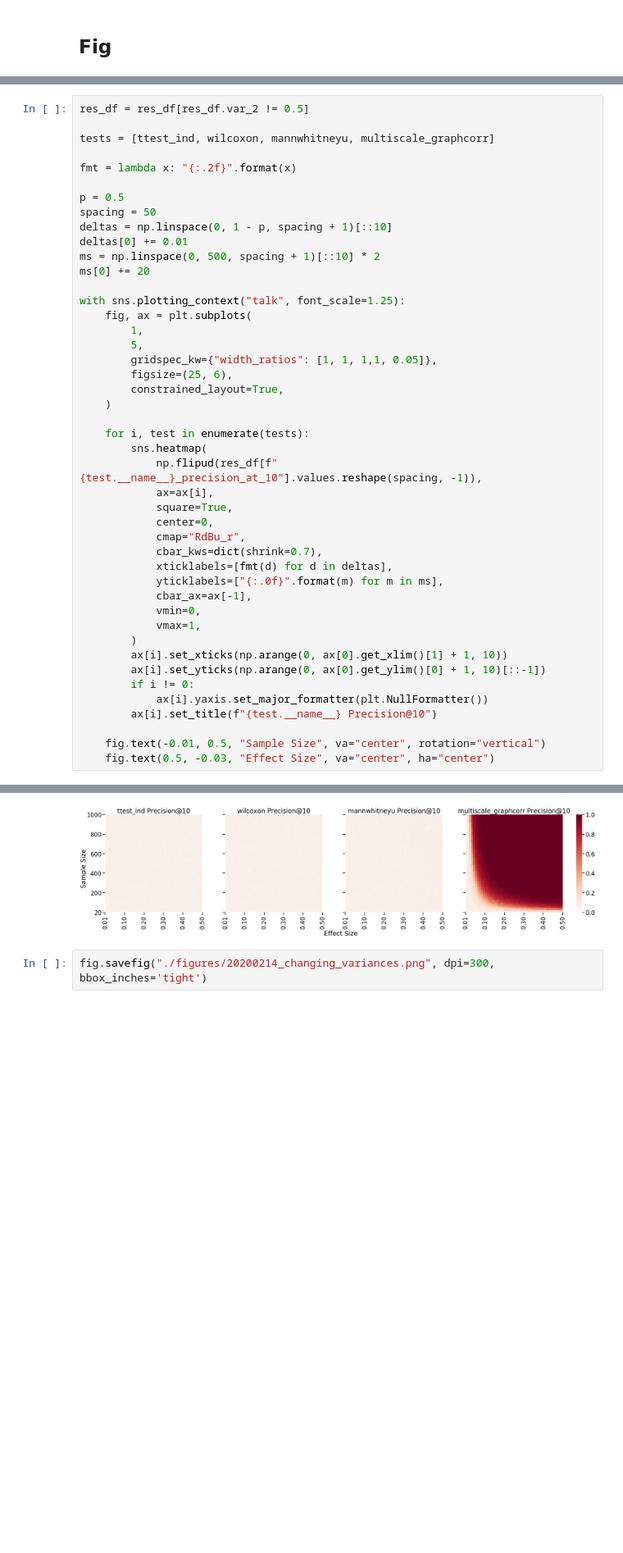
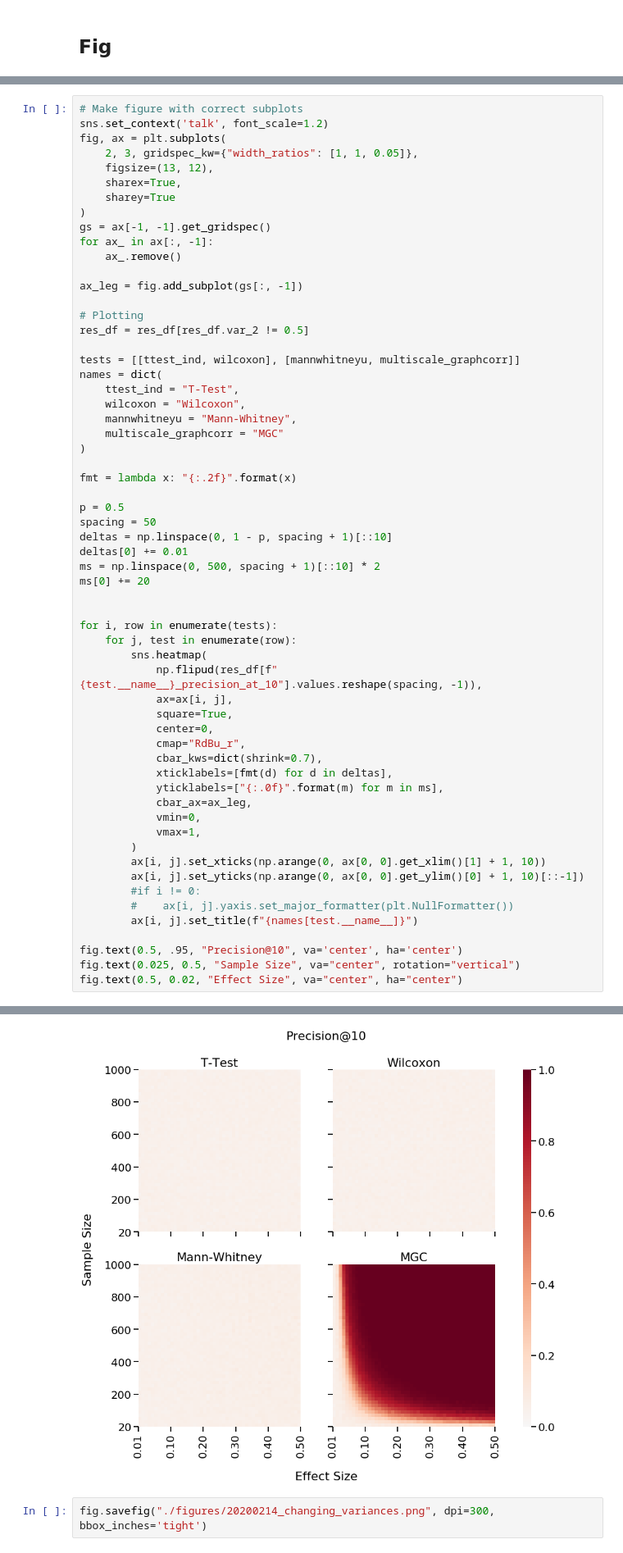
Before and after one commit to neurodata/dos_and_donts, a Jupyter notebook: experiments/experiment_2/20200213_run_all.ipynb, the cells around one changed output, grey strips where cells are left out. Shown at 82% size. Saved outputs shown, nothing was run; the diff lists cells and outputs as text; blank space fills up the shorter version.

```diff
--- a/experiments/experiment_2/20200213_run_all.ipynb
+++ b/experiments/experiment_2/20200213_run_all.ipynb
@@ -150,7 +160,28 @@ res_df = pd.read_csv('./results/20200214_changing_variances.csv')
 # %%
+# Make figure with correct subplots
+sns.set_context('talk', font_scale=1.2)
+fig, ax = plt.subplots(
+    2, 3, gridspec_kw={"width_ratios": [1, 1, 0.05]},
+    figsize=(13, 12),
+    sharex=True,
+    sharey=True
+)
+gs = ax[-1, -1].get_gridspec()
+for ax_ in ax[:, -1]:
+    ax_.remove()
+
+ax_leg = fig.add_subplot(gs[:, -1])
+
+# Plotting
 res_df = res_df[res_df.var_2 != 0.5]
 
-tests = [ttest_ind, wilcoxon, mannwhitneyu, multiscale_graphcorr]
+tests = [[ttest_ind, wilcoxon], [mannwhitneyu, multiscale_graphcorr]]
+names = dict(
+    ttest_ind = "T-Test",
+    wilcoxon = "Wilcoxon",
+    mannwhitneyu = "Mann-Whitney",
+    multiscale_graphcorr = "MGC"
+)
 
 fmt = lambda x: "{:.2f}".format(x)
 
@@ -161,35 +192,29 @@ deltas[0] += 0.01
 ms = np.linspace(0, 500, spacing + 1)[::10] * 2
 ms[0] += 20
 
-with sns.plotting_context("talk", font_scale=1.25):
-    fig, ax = plt.subplots(
-        1,
-        5,
-        gridspec_kw={"width_ratios": [1, 1, 1,1, 0.05]},
-        figsize=(25, 6),
-        constrained_layout=True,
-    )
 
-    for i, test in enumerate(tests):
+for i, row in enumerate(tests):
+    for j, test in enumerate(row):
         sns.heatmap(
             np.flipud(res_df[f"{test.__name__}_precision_at_10"].values.reshape(spacing, -1)),
-            ax=ax[i],
+            ax=ax[i, j],
             square=True,
             center=0,
             cmap="RdBu_r",
             cbar_kws=dict(shrink=0.7),
             xticklabels=[fmt(d) for d in deltas],
             yticklabels=["{:.0f}".format(m) for m in ms],
-            cbar_ax=ax[-1],
+            cbar_ax=ax_leg,
             vmin=0,
             vmax=1,
         )
-        ax[i].set_xticks(np.arange(0, ax[0].get_xlim()[1] + 1, 10))
-        ax[i].set_yticks(np.arange(0, ax[0].get_ylim()[0] + 1, 10)[::-1])
-        if i != 0:
-            ax[i].yaxis.set_major_formatter(plt.NullFormatter())
-        ax[i].set_title(f"{test.__name__} Precision@10")
+        ax[i, j].set_xticks(np.arange(0, ax[0, 0].get_xlim()[1] + 1, 10))
+        ax[i, j].set_yticks(np.arange(0, ax[0, 0].get_ylim()[0] + 1, 10)[::-1])
+        #if i != 0:
+        #    ax[i, j].yaxis.set_major_formatter(plt.NullFormatter())
+        ax[i, j].set_title(f"{names[test.__name__]}")
 
-    fig.text(-0.01, 0.5, "Sample Size", va="center", rotation="vertical")
-    fig.text(0.5, -0.03, "Effect Size", va="center", ha="center")
+fig.text(0.5, .95, "Precision@10", va='center', ha='center')
+fig.text(0.025, 0.5, "Sample Size", va="center", rotation="vertical")
+fig.text(0.5, 0.02, "Effect Size", va="center", ha="center")
 # %% [output]
@@ -196,3 +222,3 @@ with sns.plotting_context("talk", font_scale=1.25):
-[figure, old version]
+[figure, new version]
 # %%
 fig.savefig("./figures/20200214_changing_variances.png", dpi=300, bbox_inches='tight')
```
Also changed, not shown: parts of 2 cells of this notebook, 1 other file.
